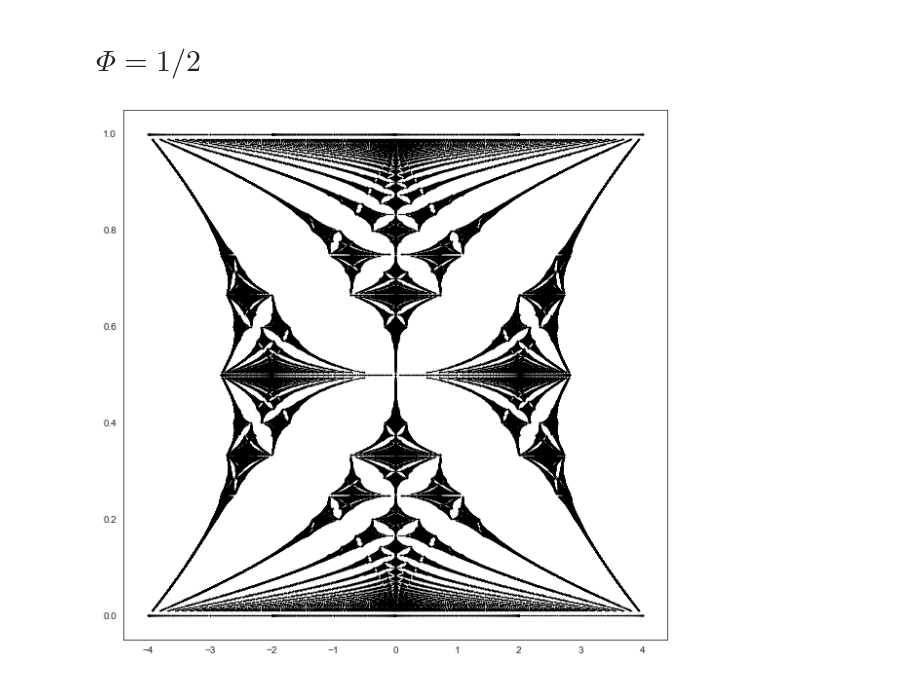
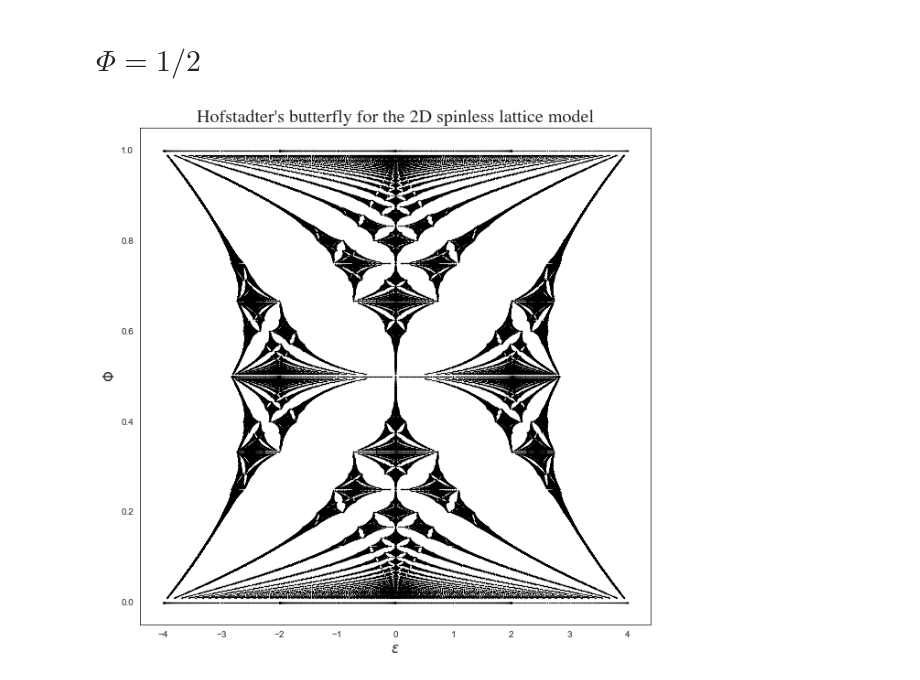
Before and after one commit to leogoutte/SOTI_Butterfly, a Jupyter notebook: Hofstadters_Butterfly.ipynb, the cells around one changed output. Saved outputs shown, nothing was run; the diff lists cells and outputs as text; code cells hidden in the pictures.

```diff
--- a/Hofstadters_Butterfly.ipynb
+++ b/Hofstadters_Butterfly.ipynb
@@ -208,7 +208,7 @@ def main(qmax = 101, nu = 0, mu = 0):
 # get the results
 Phi, E = main(mu = 0)
 # %%
-camfont = {'fontname':'Futura'}
+camfont = {'fontname':'Times'}
 # %% [markdown]
 # Funky hops or: how I learned to stop making mistakes and include $k_x$ dependence
 # %%
@@ -481,6 +481,9 @@ for nu in nus:
 # %%
 plt.figure(figsize=(10,10))
 plt.scatter(E_12,Phi_12, c = 'k', marker = '.', s=0.005)
+plt.title("Hofstadter's butterfly for the 2D spinless lattice model", **camfont, fontsize=20)
+plt.xlabel(r"$\epsilon$", fontsize=15, **camfont)
+plt.ylabel(r"$\Phi$",fontsize=15,**camfont)
 plt.show()
 # %% [output]
-[figure, old version]
+[figure, new version]
```
Also changed, not shown: 3 other files.
